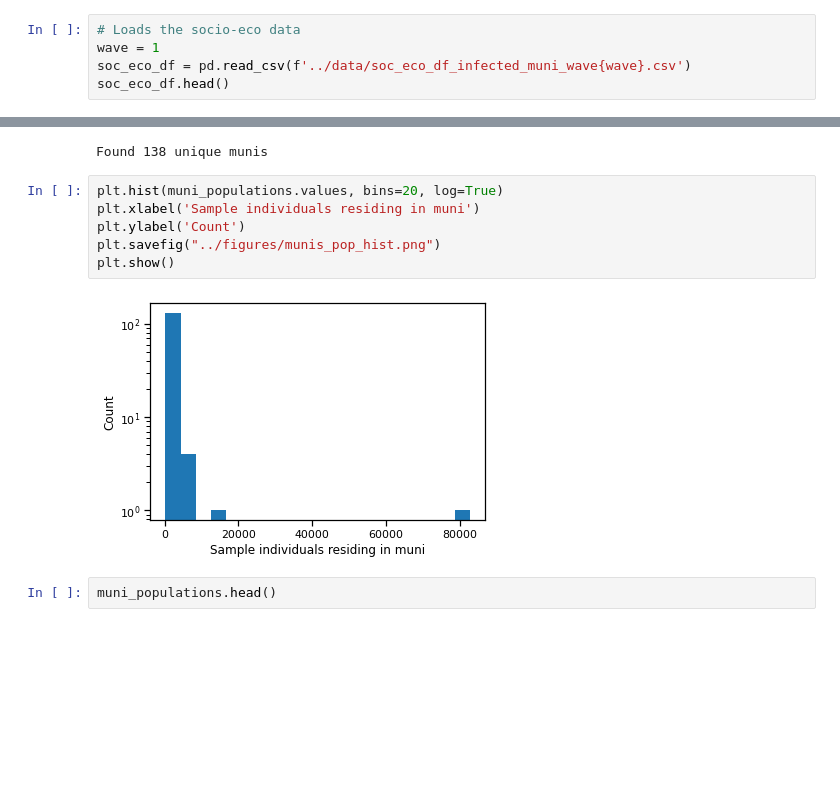
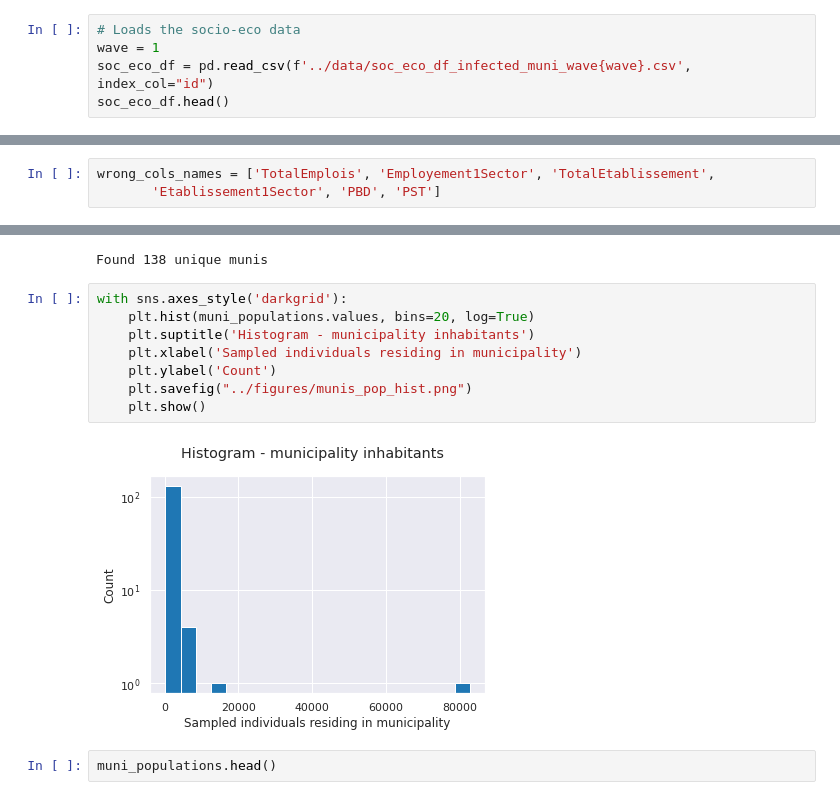
Before and after one commit to dauvillc/covid-19-switzerland, a Jupyter notebook: scripts/contact_matrices.ipynb, the cells around one changed output, grey strips where cells are left out. Cells and saved outputs as stored; diff of their text form; blank space fills up the shorter version.

```diff
--- a/scripts/contact_matrices.ipynb
+++ b/scripts/contact_matrices.ipynb
@@ -277,6 +256,6 @@ sns.set_context("notebook")
 # %%
 # Loads the socio-eco data
 wave = 1
-soc_eco_df = pd.read_csv(f'../data/soc_eco_df_infected_muni_wave{wave}.csv')
+soc_eco_df = pd.read_csv(f'../data/soc_eco_df_infected_muni_wave{wave}.csv', index_col="id")
 soc_eco_df.head()
 # %% [output]
@@ -303,3 +274,6 @@ Index(['TotalEmplois', 'Employement1Sector', 'TotalEtablissement',
+# %%
+wrong_cols_names = ['TotalEmplois', 'Employement1Sector', 'TotalEtablissement',
+       'Etablissement1Sector', 'PBD', 'PST']
 # %%
 # Let's have a look at all values that appear in column 52
 pd.unique(soc_eco_df.iloc[:, 52])
@@ -551,13 +517,15 @@ print(f"Found {muni_populations.shape[0]} unique munis")
 # %% [output]
 Found 138 unique munis
 # %%
-plt.hist(muni_populations.values, bins=20, log=True)
-plt.xlabel('Sample individuals residing in muni')
-plt.ylabel('Count')
-plt.savefig("../figures/munis_pop_hist.png")
-plt.show()
+with sns.axes_style('darkgrid'):
+    plt.hist(muni_populations.values, bins=20, log=True)
+    plt.suptitle('Histogram - municipality inhabitants')
+    plt.xlabel('Sampled individuals residing in municipality')
+    plt.ylabel('Count')
+    plt.savefig("../figures/munis_pop_hist.png")
+    plt.show()
 # %% [output]
-[figure, old version]
+[figure, new version]
 # %%
 muni_populations.head()
 # %% [output]
```
Also changed, not shown: parts of 153 cells of this notebook, 8 other files.
